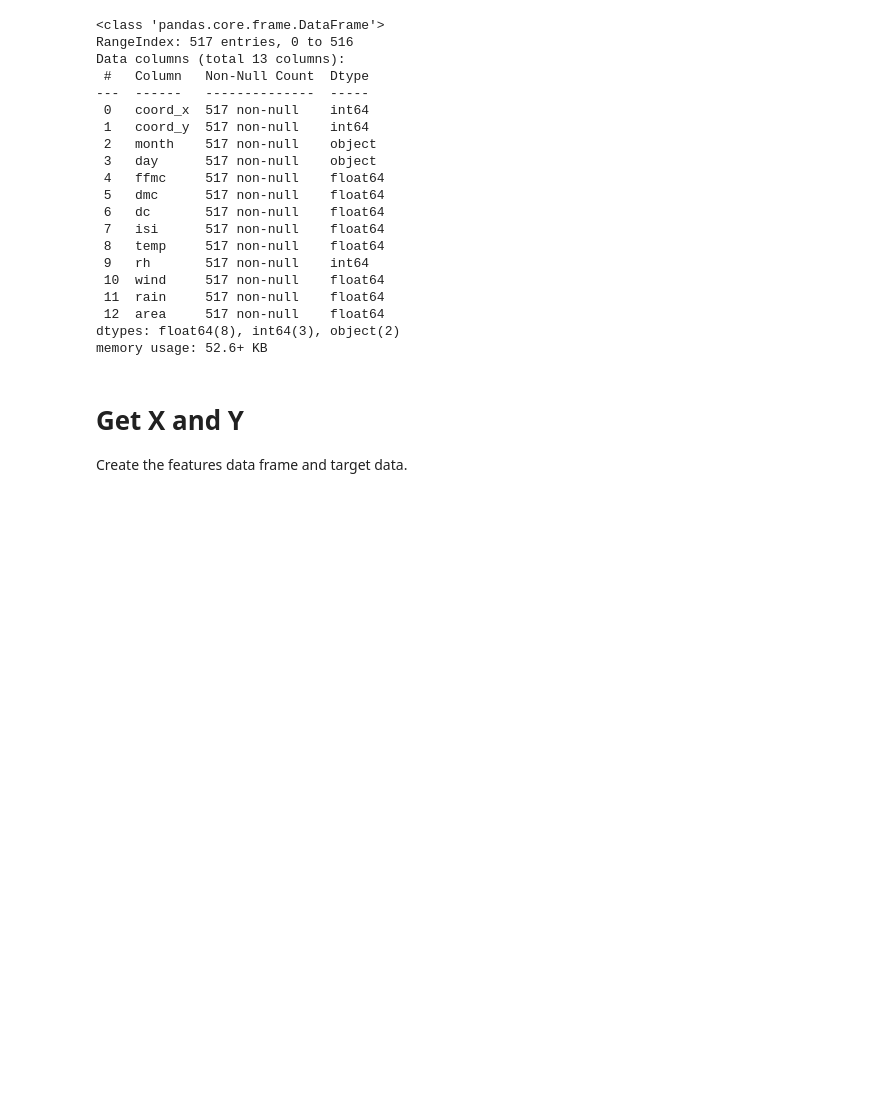
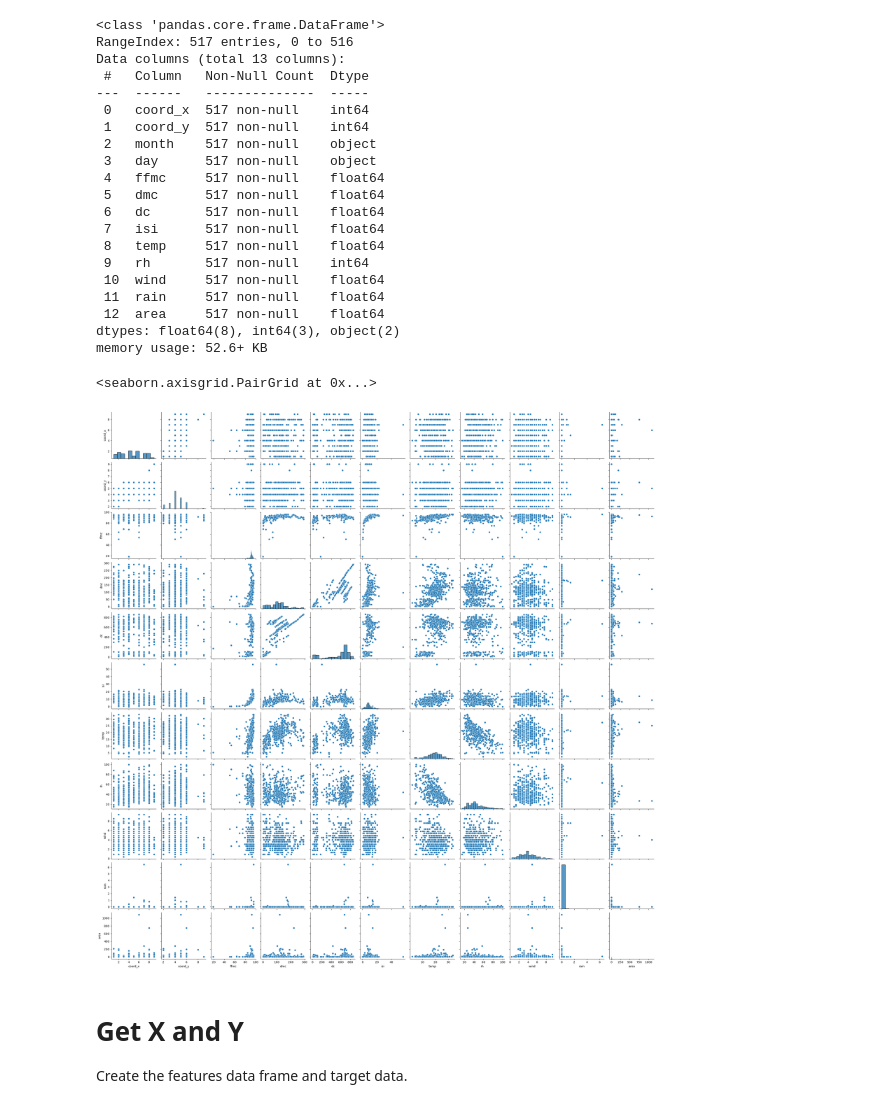
Before and after one commit to slathwal/production, a Jupyter notebook: 02_activities/assignments/assignment_2.ipynb, the cells around one changed output. Drawn from its saved outputs; the diff is of its cells as text; code cells hidden in the pictures; blank space fills up the shorter version.

```diff
--- a/02_activities/assignments/assignment_2.ipynb
+++ b/02_activities/assignments/assignment_2.ipynb
@@ -101,6 +105,11 @@ Data columns (total 13 columns):
  12  area     517 non-null    float64
 dtypes: float64(8), int64(3), object(2)
 memory usage: 52.6+ KB
+# %%
+sns.pairplot(fires_dt)
+# %% [output]
+<seaborn.axisgrid.PairGrid at 0x...>
+[figure, added]
 # %% [markdown]
 # Get X and Y
 
```
Also changed, not shown: parts of 10 cells of this notebook.
